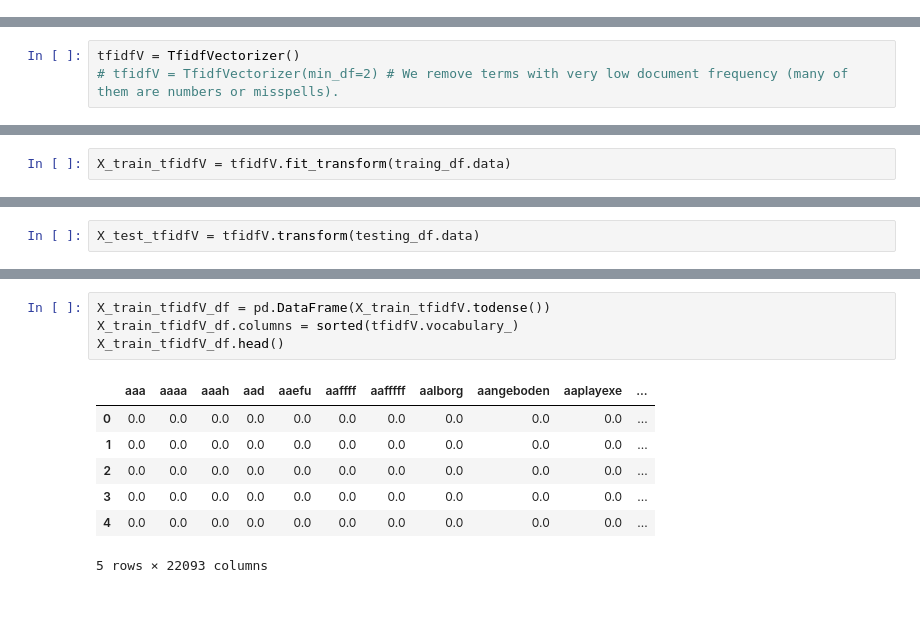
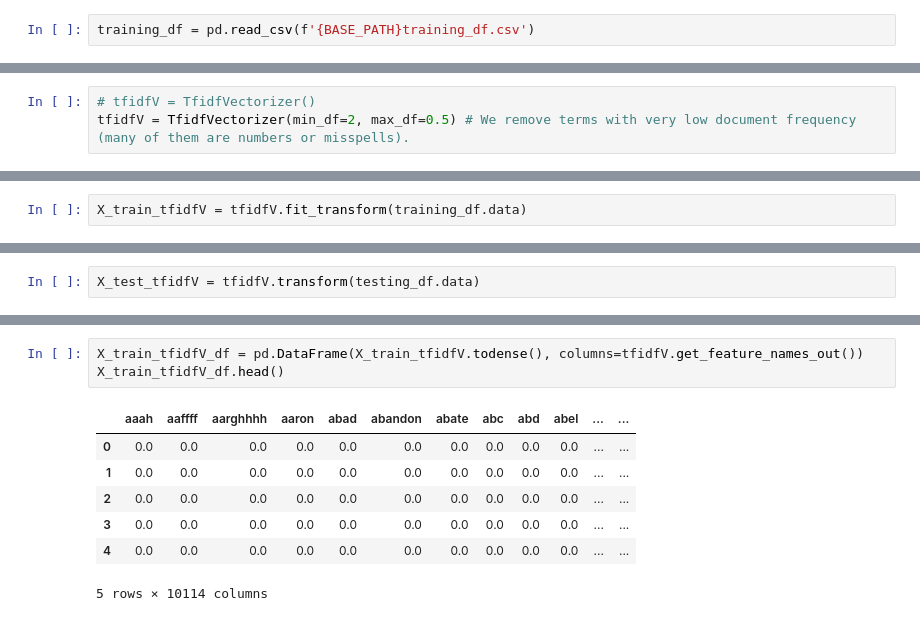
Before and after one commit to nimmitahsin1727/20-news-dataset-lda, a Jupyter notebook: 20_news_data.ipynb, the cells around one changed output, grey strips where cells are left out. Drawn from its saved outputs; the diff is of its cells as text.

```diff
--- a/20_news_data.ipynb
+++ b/20_news_data.ipynb
@@ -286,0 +307,2 @@ from sklearn.feature_extraction.text import TfidfVectorizer
+# %%
+training_df = pd.read_csv(f'{BASE_PATH}training_df.csv')
@@ -287,12 +313,12 @@ from sklearn.feature_extraction.text import TfidfVectorizer
 # %% [markdown]
 We next convert our corpus into tf-idf vectors.
 # %%
-tfidfV = TfidfVectorizer()
-# tfidfV = TfidfVectorizer(min_df=2) # We remove terms with very low document frequency (many of them are numbers or misspells).
+# tfidfV = TfidfVectorizer()
+tfidfV = TfidfVectorizer(min_df=2, max_df=0.5) # We remove terms with very low document frequency (many of them are numbers or misspells).
 # %% [markdown]
 `fit_transform` learns the vocab and one-hot encodes
 # %%
-X_train_tfidfV = tfidfV.fit_transform(traing_df.data)
+X_train_tfidfV = tfidfV.fit_transform(training_df.data)
 # %%
 print(X_train_tfidfV.shape)
 # %% [output]
@@ -308,12 +334,11 @@ print(X_test_tfidfV.shape)
 # %%
-X_train_tfidfV_df = pd.DataFrame(X_train_tfidfV.todense())
-X_train_tfidfV_df.columns = sorted(tfidfV.vocabulary_)
+X_train_tfidfV_df = pd.DataFrame(X_train_tfidfV.todense(), columns=tfidfV.get_feature_names_out())
 X_train_tfidfV_df.head()
 # %% [output]
-|  | aaa | aaaa | aaah | aad | aaefu | aaffff | aafffff | aalborg | aangeboden | aaplayexe | ... |
-| 0 | 0.0 | 0.0 | 0.0 | 0.0 | 0.0 | 0.0 | 0.0 | 0.0 | 0.0 | 0.0 | ... |
-| 1 | 0.0 | 0.0 | 0.0 | 0.0 | 0.0 | 0.0 | 0.0 | 0.0 | 0.0 | 0.0 | ... |
-| 2 | 0.0 | 0.0 | 0.0 | 0.0 | 0.0 | 0.0 | 0.0 | 0.0 | 0.0 | 0.0 | ... |
-| 3 | 0.0 | 0.0 | 0.0 | 0.0 | 0.0 | 0.0 | 0.0 | 0.0 | 0.0 | 0.0 | ... |
-| 4 | 0.0 | 0.0 | 0.0 | 0.0 | 0.0 | 0.0 | 0.0 | 0.0 | 0.0 | 0.0 | ... |
+|  | aaah | aaffff | aarghhhh | aaron | abad | abandon | abate | abc | abd | abel | ... | ... |
+| 0 | 0.0 | 0.0 | 0.0 | 0.0 | 0.0 | 0.0 | 0.0 | 0.0 | 0.0 | 0.0 | ... | ... |
+| 1 | 0.0 | 0.0 | 0.0 | 0.0 | 0.0 | 0.0 | 0.0 | 0.0 | 0.0 | 0.0 | ... | ... |
+| 2 | 0.0 | 0.0 | 0.0 | 0.0 | 0.0 | 0.0 | 0.0 | 0.0 | 0.0 | 0.0 | ... | ... |
+| 3 | 0.0 | 0.0 | 0.0 | 0.0 | 0.0 | 0.0 | 0.0 | 0.0 | 0.0 | 0.0 | ... | ... |
+| 4 | 0.0 | 0.0 | 0.0 | 0.0 | 0.0 | 0.0 | 0.0 | 0.0 | 0.0 | 0.0 | ... | ... |
-5 rows × 22093 columns
+5 rows × 10114 columns
```
Also changed, not shown: parts of 30 cells of this notebook.
